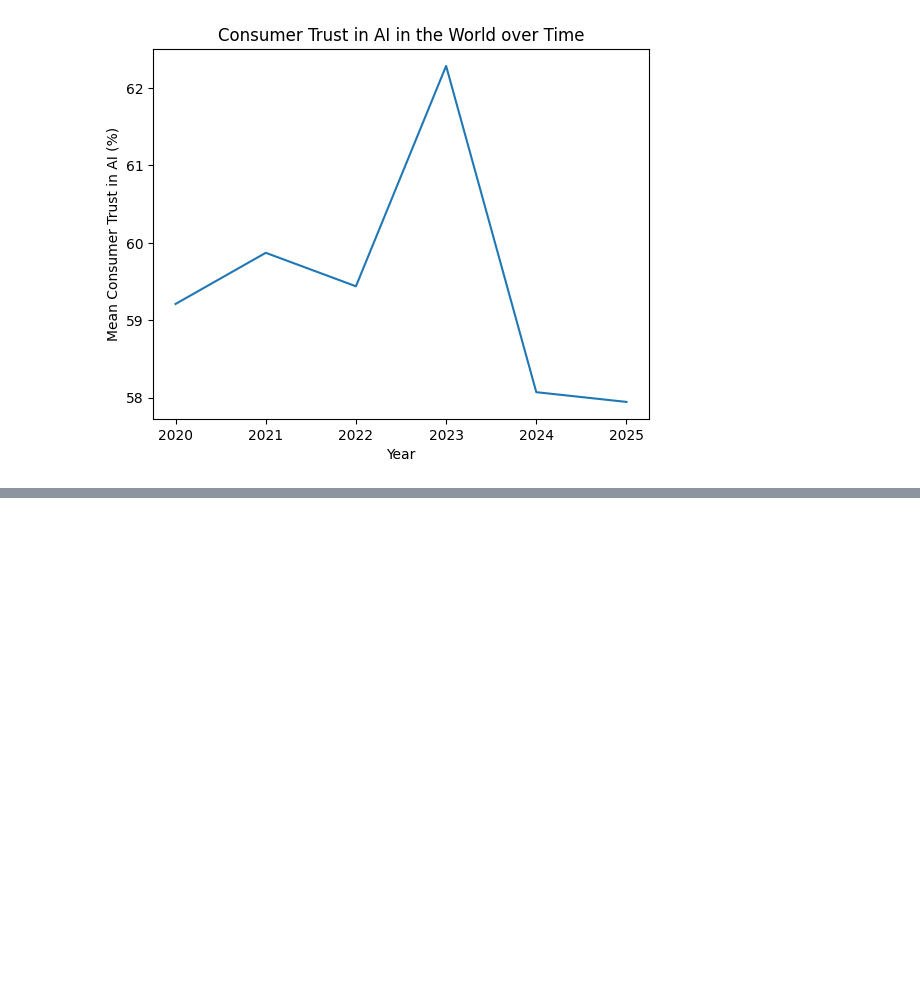
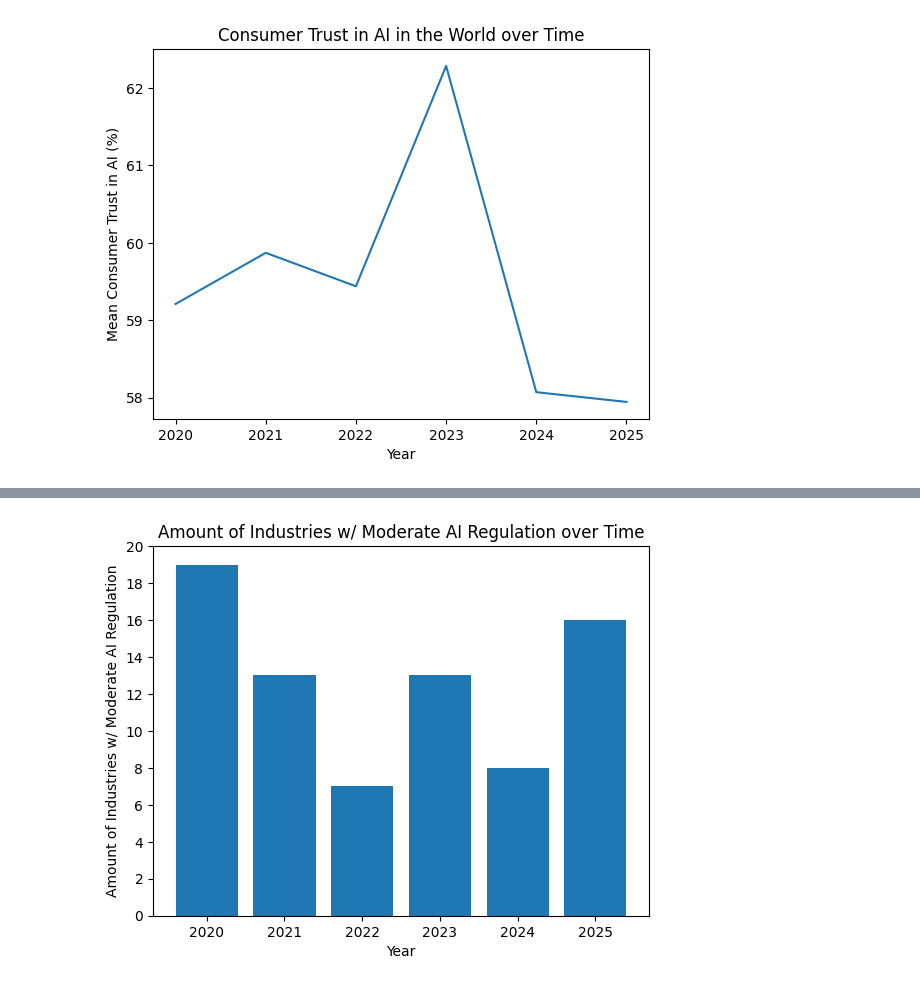
Before and after one commit to jigar-shroff/AiOnDigitalMediaResearch, a Jupyter notebook: AIOnDigitalMediaResearch.ipynb, the cells around one changed output, grey strips where cells are left out. Saved outputs shown, nothing was run; the diff lists cells and outputs as text; code cells hidden in the pictures; blank space fills up the shorter version.

```diff
--- a/AIOnDigitalMediaResearch.ipynb
+++ b/AIOnDigitalMediaResearch.ipynb
@@ -484,0 +559,11 @@ plt.show()
+# %%
+plt.bar(moderate.value_counts().index, moderate.value_counts().values)
+
+plt.xlabel("Year")
+plt.ylabel("Amount of Industries w/ Moderate AI Regulation")
+plt.yticks(range(0, 21, 2))
+plt.title("Amount of Industries w/ Moderate AI Regulation over Time")
+
+plt.show()
+# %% [output]
+[figure, added]
```
Also changed, not shown: parts of 35 cells of this notebook.
